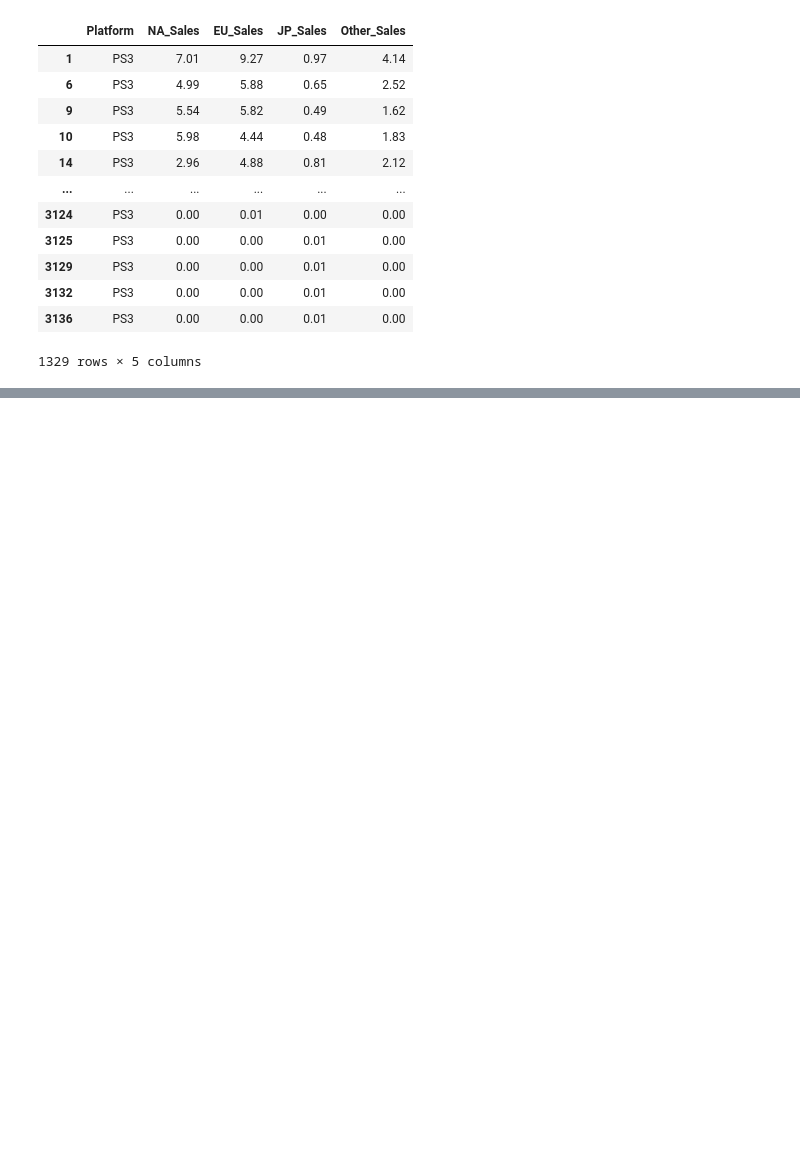
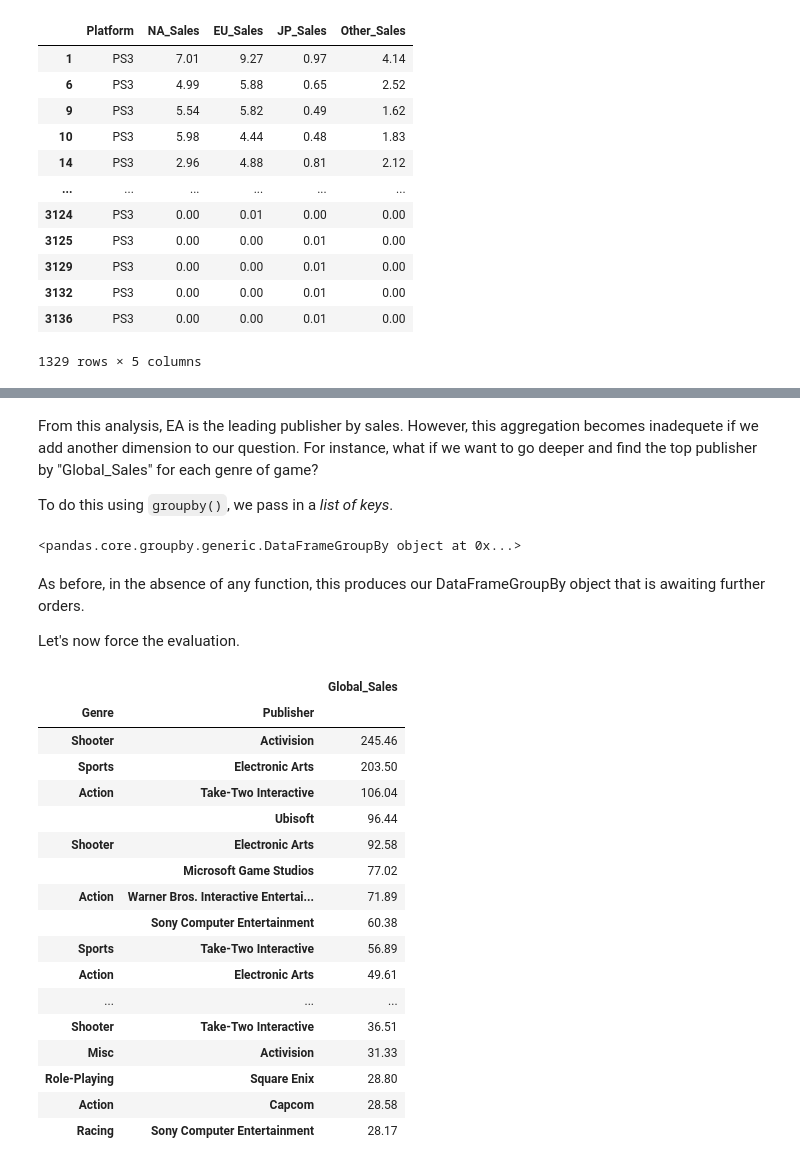
Before and after one commit to jgabunilas/pandas-bootcamp, a Jupyter notebook: Section8_GroupBy_and_Aggregates/Section8_GroupBy_and_Aggregates.ipynb, the cells around one changed output, grey strips where cells are left out. Drawn from its saved outputs; the diff is of its cells as text; code cells hidden in the pictures; blank space fills up the shorter version.

```diff
--- a/Section8_GroupBy_and_Aggregates/Section8_GroupBy_and_Aggregates.ipynb
+++ b/Section8_GroupBy_and_Aggregates/Section8_GroupBy_and_Aggregates.ipynb
@@ -714,0 +730,2 @@ sales.groupby("Platform").get_group('PS3')
+# %%
+studios = games.loc[:, ['Genre','Publisher','Global_Sales']]
@@ -714,0 +762,33 @@ sales.groupby("Platform").get_group('PS3')
+# %% [markdown]
+From this analysis, EA is the leading publisher by sales. However, this aggregation becomes inadequete if we add another dimension to our question. For instance,  what if we want to go deeper and find the top publisher by "Global_Sales" for each genre of game?
+
+To do this using `groupby()`, we pass in a *list of keys*.
+# %%
+studios.groupby(['Genre','Publisher'])
+# %% [output]
+<pandas.core.groupby.generic.DataFrameGroupBy object at 0x...>
+# %% [markdown]
+As before, in the absence of any function, this produces our DataFrameGroupBy object that is awaiting further orders.
+
+Let's now force the evaluation.
+# %%
+studios.groupby(['Genre','Publisher']).sum().sort_values(by = "Global_Sales", ascending = False).head(20)
+# %% [output]
+|  |  | Global_Sales |
+| Genre | Publisher |  |
+| Shooter | Activision | 245.46 |
+| Sports | Electronic Arts | 203.50 |
+| Action | Take-Two Interactive | 106.04 |
+|  | Ubisoft | 96.44 |
+| Shooter | Electronic Arts | 92.58 |
+|  | Microsoft Game Studios | 77.02 |
+| Action | Warner Bros. Interactive Entertai... | 71.89 |
+|  | Sony Computer Entertainment | 60.38 |
+| Sports | Take-Two Interactive | 56.89 |
+| Action | Electronic Arts | 49.61 |
+| ... | ... | ... |
+| Shooter | Take-Two Interactive | 36.51 |
+| Misc | Activision | 31.33 |
+| Role-Playing | Square Enix | 28.80 |
+| Action | Capcom | 28.58 |
+| Racing | Sony Computer Entertainment | 28.17 |
```
Also changed, not shown: parts of 11 cells of this notebook.
